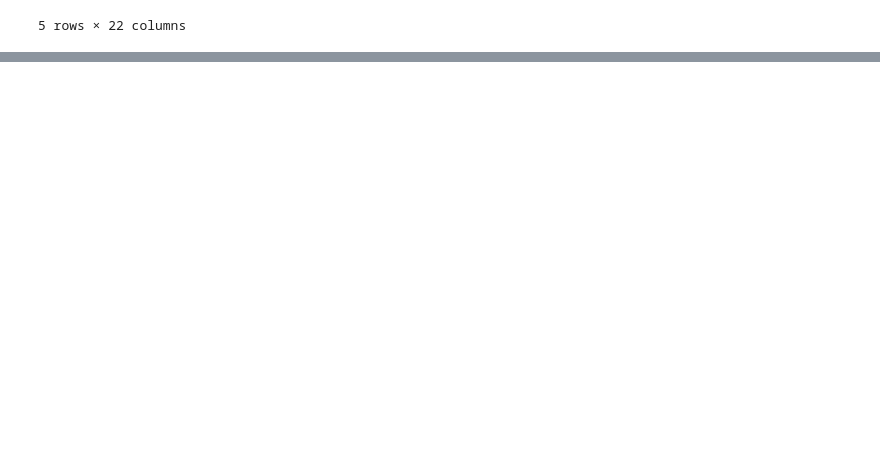
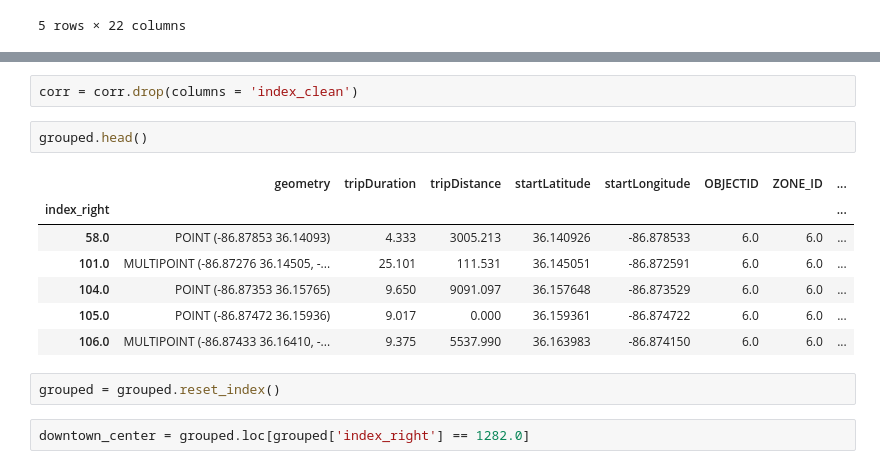
Before and after one commit to Quezadajl/nashville-scooters-project, a Jupyter notebook: notebooks/scooter_trip_data_explore.ipynb, the cells around one changed output, grey strips where cells are left out. Saved outputs shown, nothing was run; the diff lists cells and outputs as text; blank space fills up the shorter version.

```diff
--- a/notebooks/scooter_trip_data_explore.ipynb
+++ b/notebooks/scooter_trip_data_explore.ipynb
@@ -232,0 +254,16 @@ Name: geometry, dtype: geometry
+# %%
+corr = corr.drop(columns = 'index_clean')
+# %%
+grouped.head()
+# %% [output]
+|  | geometry | tripDuration | tripDistance | startLatitude | startLongitude | OBJECTID | ZONE_ID | ... |
+| index_right |  |  |  |  |  |  |  | ... |
+| 58.0 | POINT (-86.87853 36.14093) | 4.333 | 3005.213 | 36.140926 | -86.878533 | 6.0 | 6.0 | ... |
+| 101.0 | MULTIPOINT (-86.87276 36.14505, -... | 25.101 | 111.531 | 36.145051 | -86.872591 | 6.0 | 6.0 | ... |
+| 104.0 | POINT (-86.87353 36.15765) | 9.650 | 9091.097 | 36.157648 | -86.873529 | 6.0 | 6.0 | ... |
+| 105.0 | POINT (-86.87472 36.15936) | 9.017 | 0.000 | 36.159361 | -86.874722 | 6.0 | 6.0 | ... |
+| 106.0 | MULTIPOINT (-86.87433 36.16410, -... | 9.375 | 5537.990 | 36.163983 | -86.874150 | 6.0 | 6.0 | ... |
+# %%
+grouped = grouped.reset_index()
+# %%
+downtown_center = grouped.loc[grouped['index_right'] == 1282.0]
```
Also changed, not shown: parts of 33 cells of this notebook, 2 other files.
